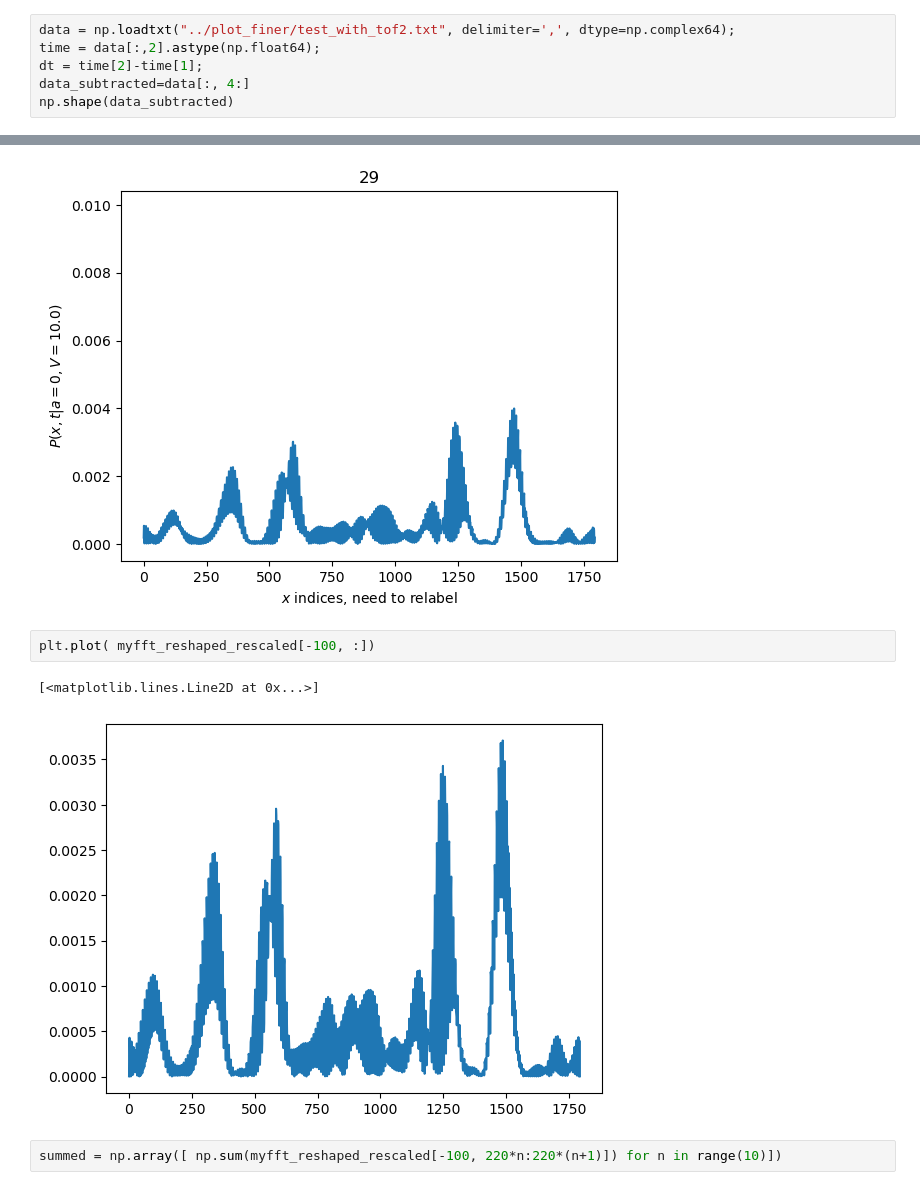
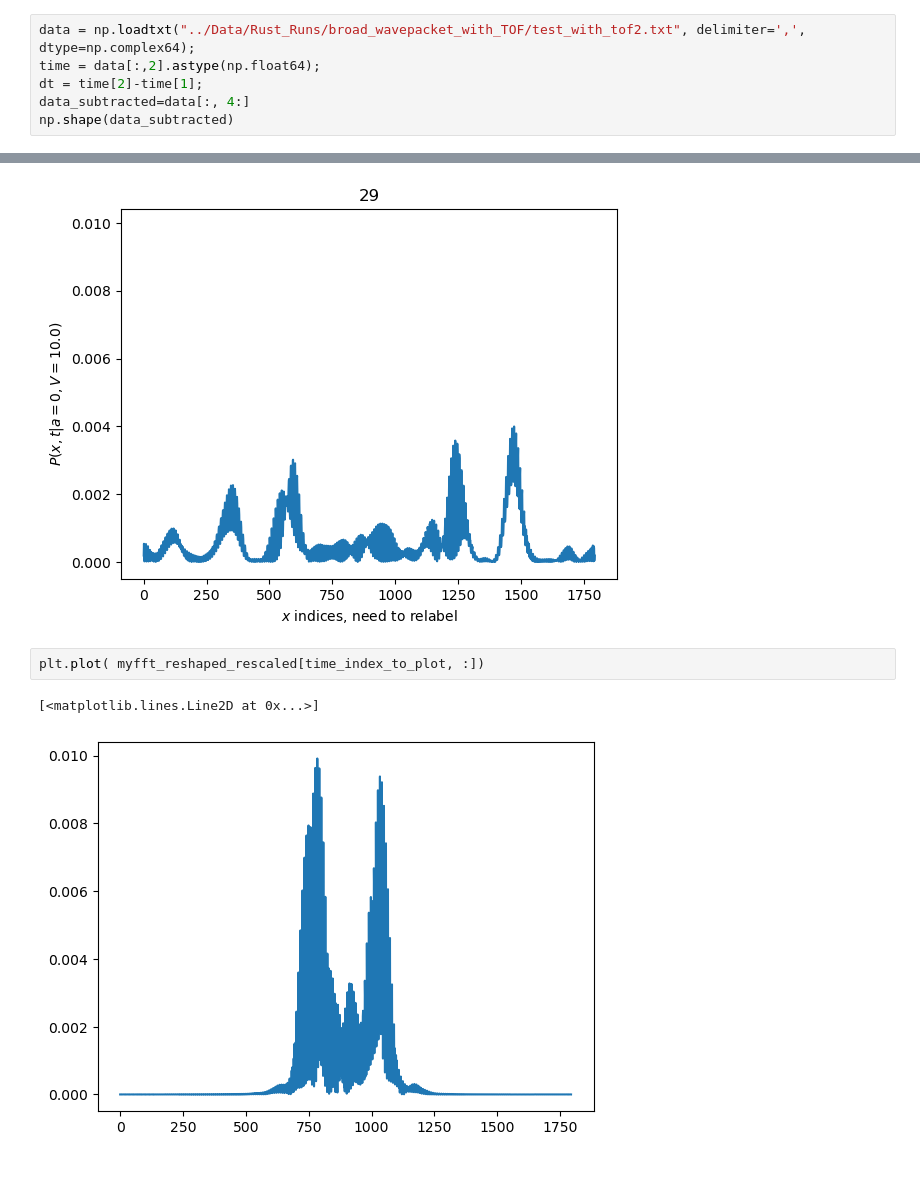
Before and after one commit to rootware/lattice_evolution, a Jupyter notebook: Python/realistic.ipynb, the cells around one changed output, grey strips where cells are left out. Drawn from its saved outputs; the diff is of its cells as text.

```diff
--- a/Python/realistic.ipynb
+++ b/Python/realistic.ipynb
@@ -5,7 +5,7 @@ import scipy as scp;
 from mpl_toolkits.axes_grid1 import make_axes_locatable
 import matplotlib.animation as animation
 # %%
-data = np.loadtxt("../plot_finer/test_with_tof2.txt", delimiter=',', dtype=np.complex64);
+data = np.loadtxt("../Data/Rust_Runs/broad_wavepacket_with_TOF/test_with_tof2.txt", delimiter=',', dtype=np.complex64);
 time = data[:,2].astype(np.float64);
 dt = time[2]-time[1];
 data_subtracted=data[:, 4:]
@@ -109,9 +111,7 @@ plt.show()
 MovieWriter ffmpeg unavailable; using Pillow instead.
 [figure]
 # %%
-plt.plot( myfft_reshaped_rescaled[-100, :])
+plt.plot( myfft_reshaped_rescaled[time_index_to_plot, :])
 # %% [output]
 [<matplotlib.lines.Line2D at 0x...>]
-[figure, old version]
+[figure, new version]
-# %%
-summed = np.array([ np.sum(myfft_reshaped_rescaled[-100, 220*n:220*(n+1)]) for n in range(10)])
```
Also changed, not shown: parts of 3 cells of this notebook, 9 other files.
